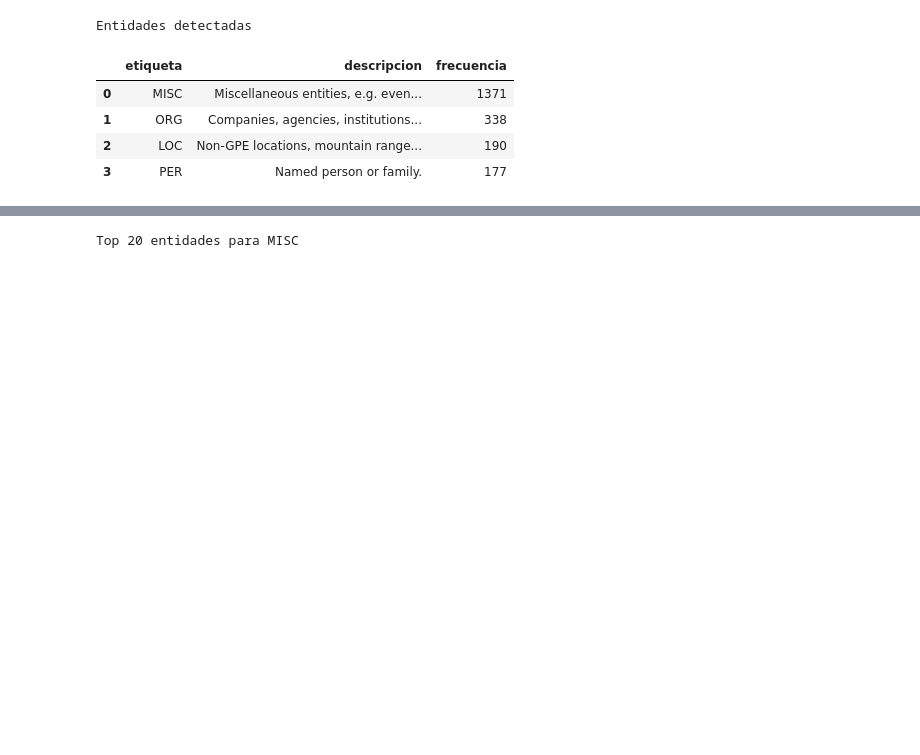
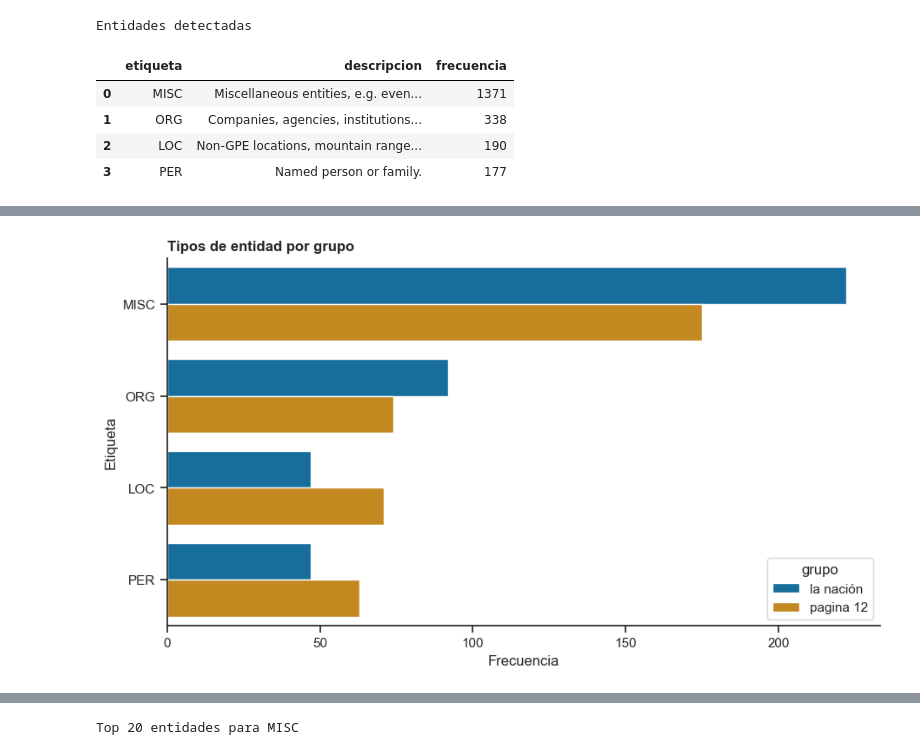
Before and after one commit to Sabri-Nang/sanches-sabrina-pln-1c-2026, a Jupyter notebook: Tpi3_text_mining_recuperatorio/TP3_Recuperatorio_Grupal.ipynb, the cells around one changed output, grey strips where cells are left out. Saved outputs shown, nothing was run; the diff lists cells and outputs as text; code cells hidden in the pictures; blank space fills up the shorter version.

```diff
--- a/Tpi3_text_mining_recuperatorio/TP3_Recuperatorio_Grupal.ipynb
+++ b/Tpi3_text_mining_recuperatorio/TP3_Recuperatorio_Grupal.ipynb
@@ -623,0 +668,11 @@ Entidades detectadas
+# %%
+if df_entidades.empty:
+    tabla_tipos_entidad = pd.DataFrame(columns=["grupo", "etiqueta", "frecuencia"])
+else:
+    agrupado_tipos = df_entidades.groupby(["grupo", "etiqueta"])
+    tabla_tipos_entidad = agrupado_tipos.size()
+    tabla_tipos_entidad = tabla_tipos_entidad.reset_index(name="frecuencia")
+    tabla_tipos_entidad = tabla_tipos_entidad.sort_values(["grupo", "frecuencia"], ascending=[True, False])
+
+print("Tipos de entidad por grupo")
+display(tabla_tipos_entidad)
@@ -623,0 +690,19 @@ Entidades detectadas
+# %%
+if df_entidades.empty:
+    print("No hay entidades para graficar.")
+else:
+    fig, ax = plt.subplots(figsize=(9, 5), constrained_layout=True)
+    sns.barplot(
+        data=tabla_tipos_entidad,
+        x="frecuencia",
+        y="etiqueta",
+        hue="grupo",
+        ax=ax,
+    )
+    ax.set_title("Tipos de entidad por grupo", loc="left", fontweight="bold")
+    ax.set_xlabel("Frecuencia")
+    ax.set_ylabel("Etiqueta")
+    sns.despine(ax=ax)
+    plt.show()
+# %% [output]
+[figure, added]
```
Also changed, not shown: parts of 10 cells of this notebook.
